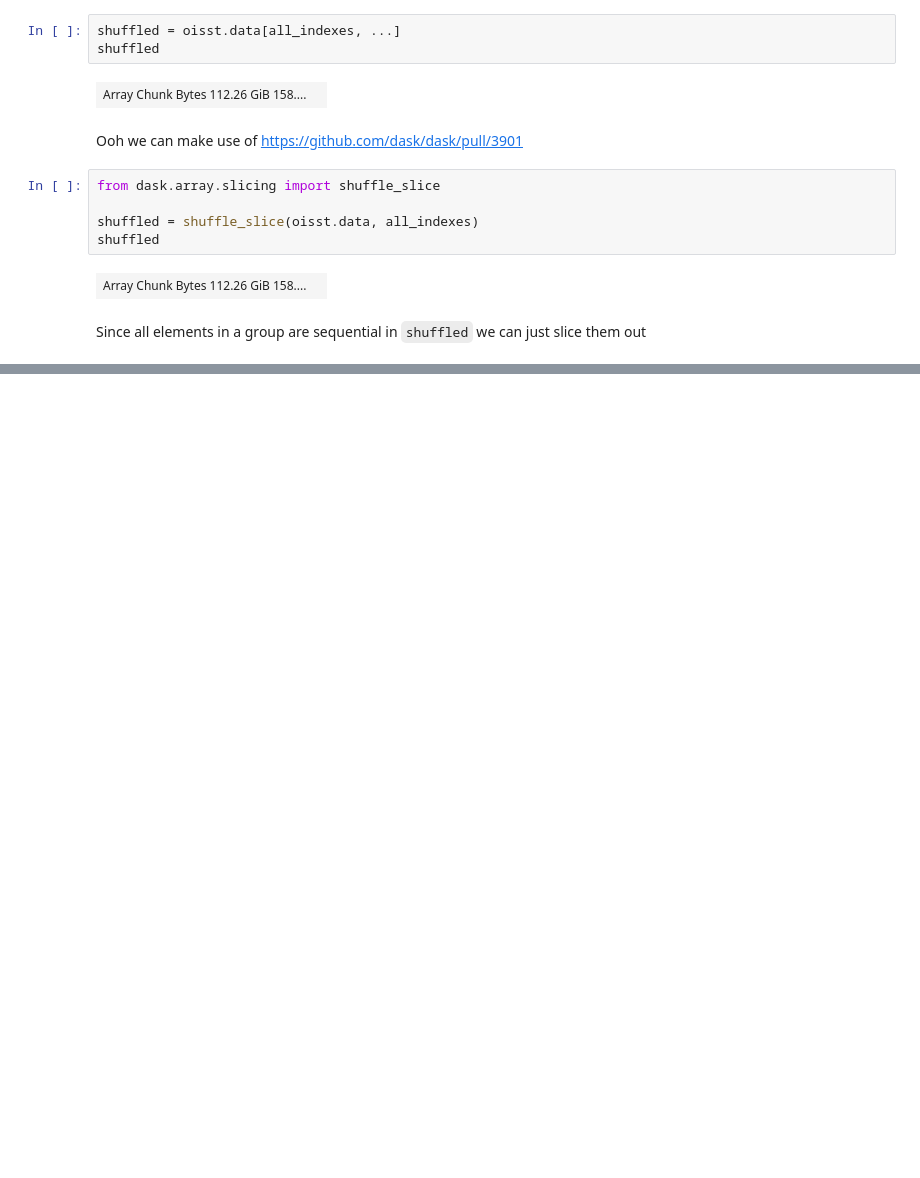
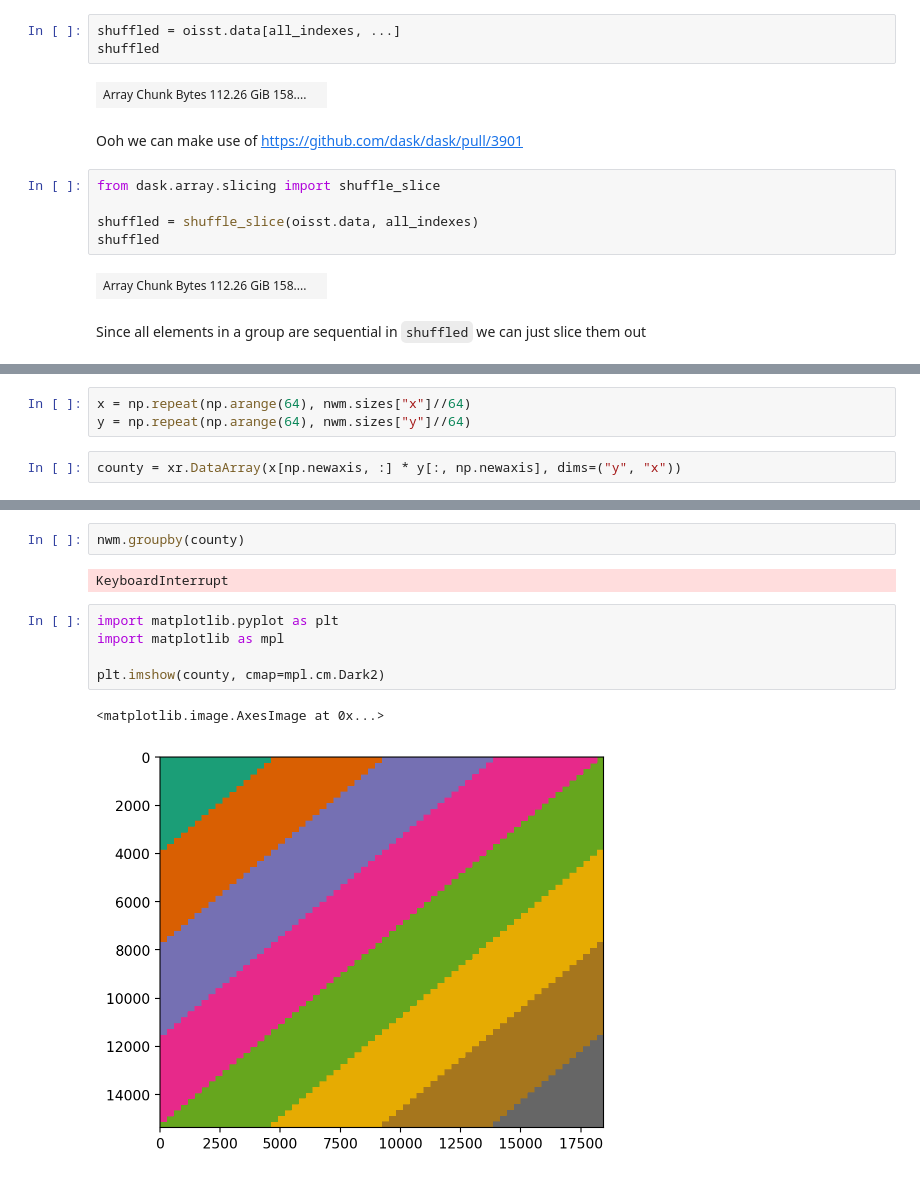
Before and after one commit to dcherian/ncar-challenge-suite, a Jupyter notebook: groupby-apply.ipynb, the cells around one changed output, grey strips where cells are left out. Drawn from its saved outputs; the diff is of its cells as text; blank space fills up the shorter version.

```diff
--- a/groupby-apply.ipynb
+++ b/groupby-apply.ipynb
@@ -233,0 +264,5 @@ group
+# %%
+x = np.repeat(np.arange(64), nwm.sizes["x"]//64)
+y = np.repeat(np.arange(64), nwm.sizes["y"]//64)
+# %%
+county = xr.DataArray(x[np.newaxis, :] * y[:, np.newaxis], dims=("y", "x"))
@@ -233,0 +281,12 @@ group
+# %%
+nwm.groupby(county)
+# %% [output]
+KeyboardInterrupt
+# %%
+import matplotlib.pyplot as plt
+import matplotlib as mpl
+
+plt.imshow(county, cmap=mpl.cm.Dark2)
+# %% [output]
+<matplotlib.image.AxesImage at 0x...>
+[figure, added]
```
Also changed, not shown: parts of 7 cells of this notebook.
